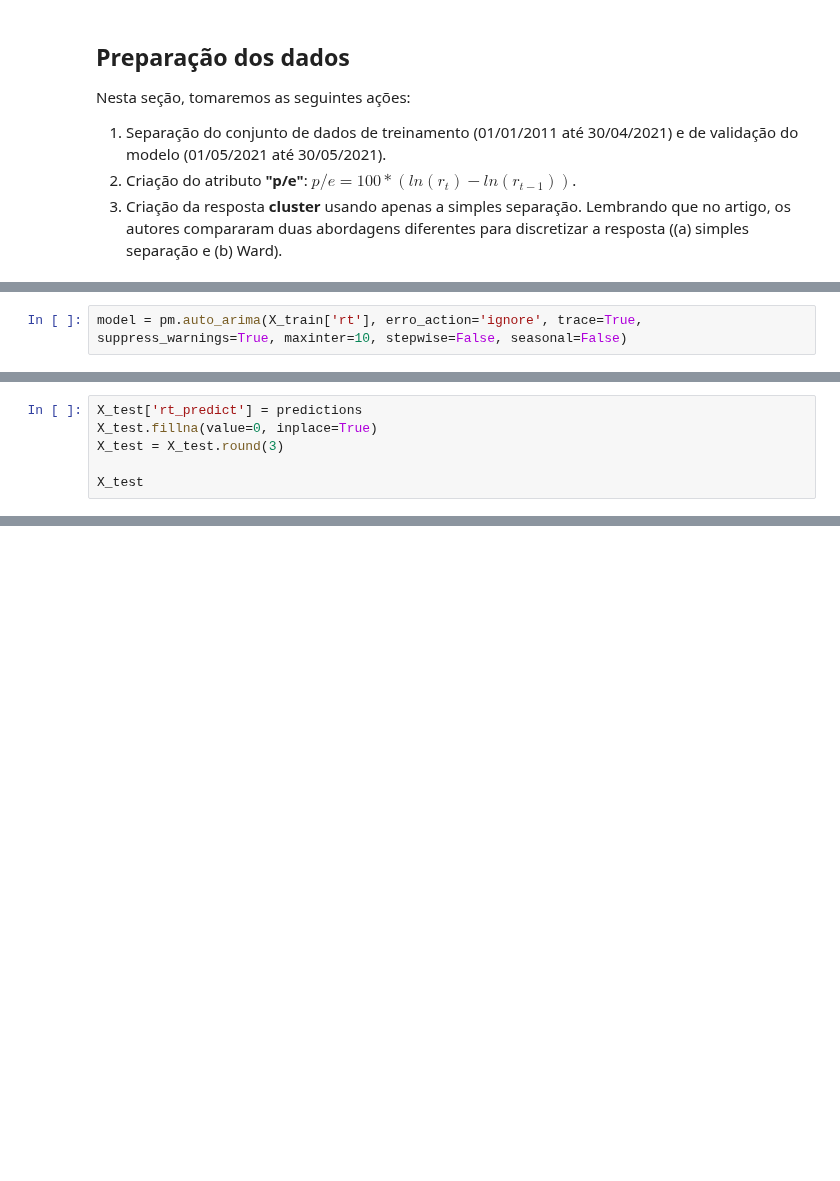
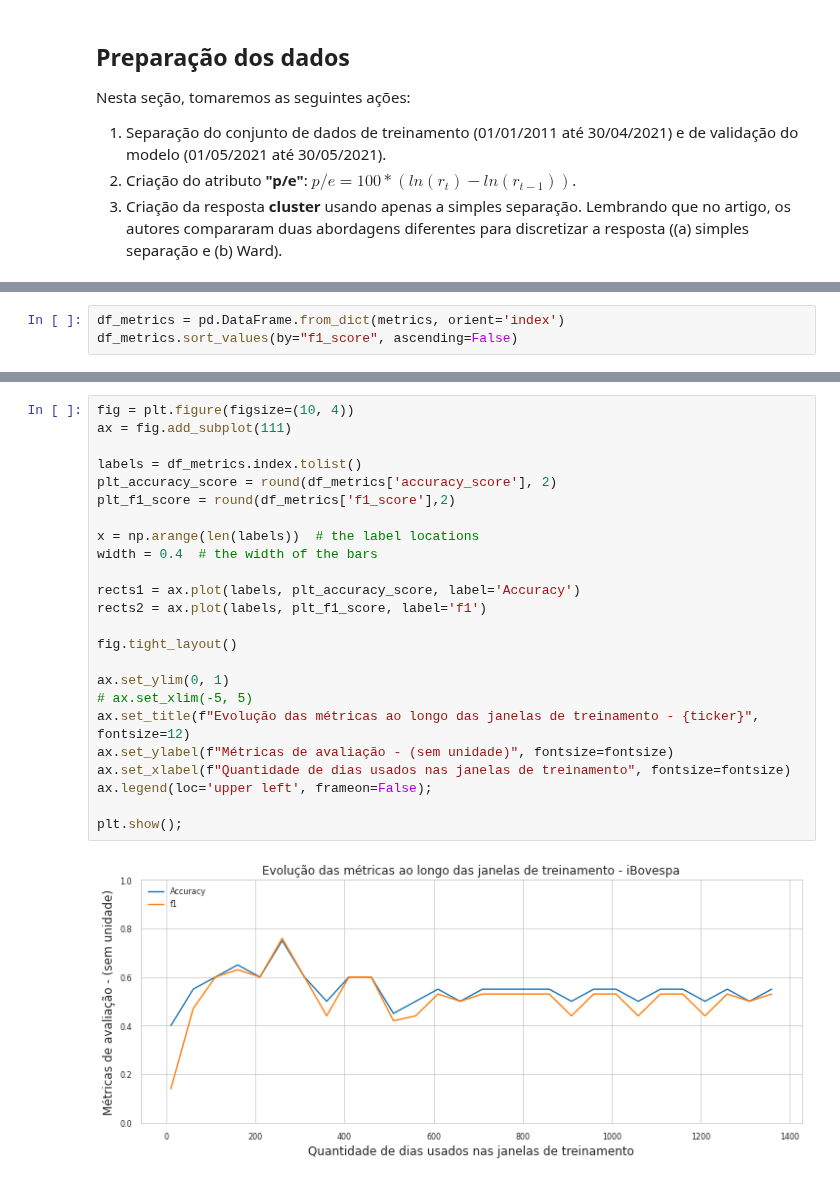
Before and after one commit to cafe-com-analytics/stock_market_index_daily_direction, a Jupyter notebook: notebooks/01_ARIMA_nikkei_suto.ipynb, the cells around one changed output, grey strips where cells are left out. Cells and saved outputs as stored; diff of their text form; blank space fills up the shorter version.

```diff
--- a/notebooks/01_ARIMA_nikkei_suto.ipynb
+++ b/notebooks/01_ARIMA_nikkei_suto.ipynb
@@ -159,2 +85,0 @@ X_train
-# %%
-model = pm.auto_arima(X_train['rt'], erro_action='ignore', trace=True, suppress_warnings=True, maxinter=10, stepwise=False, seasonal=False)
@@ -270,6 +85,0 @@ array([-8.95987906e-02,  9.23164587e-02,  4.60779867e-03, -6.24074642e-03,
-# %%
-X_test['rt_predict'] = predictions
-X_test.fillna(value=0, inplace=True)
-X_test = X_test.round(3)
-
-X_test
@@ -320,0 +253,3 @@ plt.show()
+# %%
+df_metrics = pd.DataFrame.from_dict(metrics, orient='index')
+df_metrics.sort_values(by="f1_score", ascending=False)
@@ -320,0 +274,26 @@ plt.show()
+# %%
+fig = plt.figure(figsize=(10, 4))
+ax = fig.add_subplot(111)
+
+labels = df_metrics.index.tolist()
+plt_accuracy_score = round(df_metrics['accuracy_score'], 2)
+plt_f1_score = round(df_metrics['f1_score'],2)
+
+x = np.arange(len(labels))  # the label locations
+width = 0.4  # the width of the bars
+
+rects1 = ax.plot(labels, plt_accuracy_score, label='Accuracy')
+rects2 = ax.plot(labels, plt_f1_score, label='f1')
+
+fig.tight_layout()
+
+ax.set_ylim(0, 1)
+# ax.set_xlim(-5, 5)
+ax.set_title(f"Evolução das métricas ao longo das janelas de treinamento - {ticker}", fontsize=12)
+ax.set_ylabel(f"Métricas de avaliação - (sem unidade)", fontsize=fontsize)
+ax.set_xlabel(f"Quantidade de dias usados nas janelas de treinamento", fontsize=fontsize)
+ax.legend(loc='upper left', frameon=False);
+
+plt.show();
+# %% [output]
+[figure, added]
```
Also changed, not shown: parts of 34 cells of this notebook, 1 other file.
